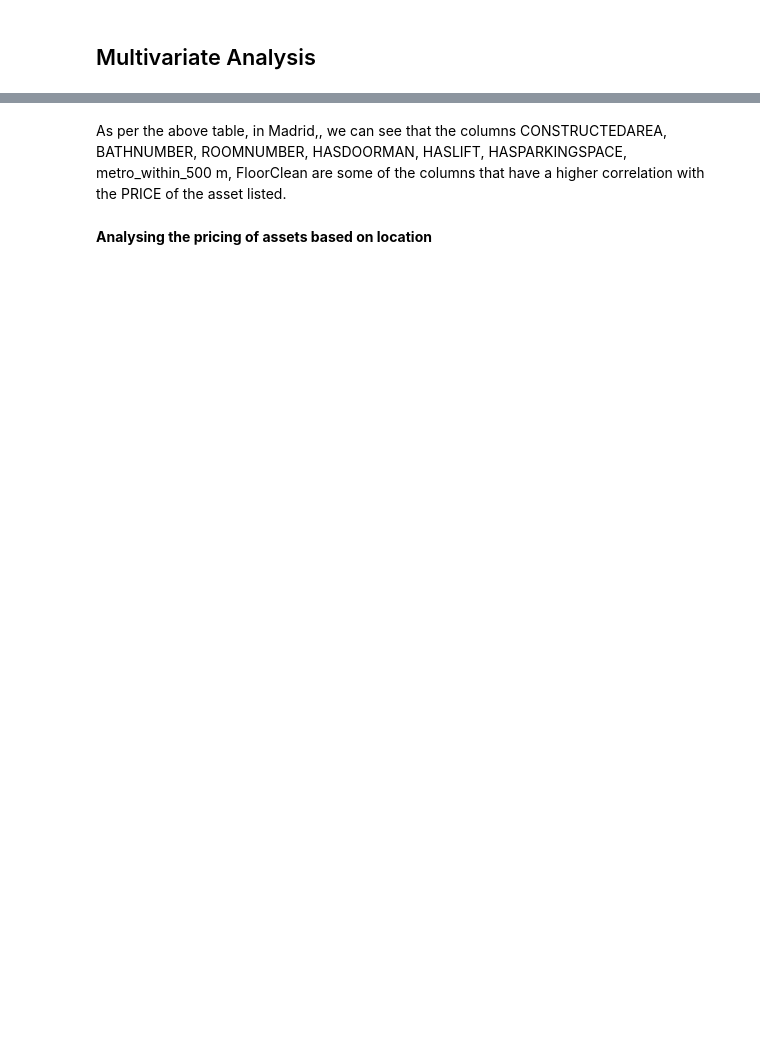
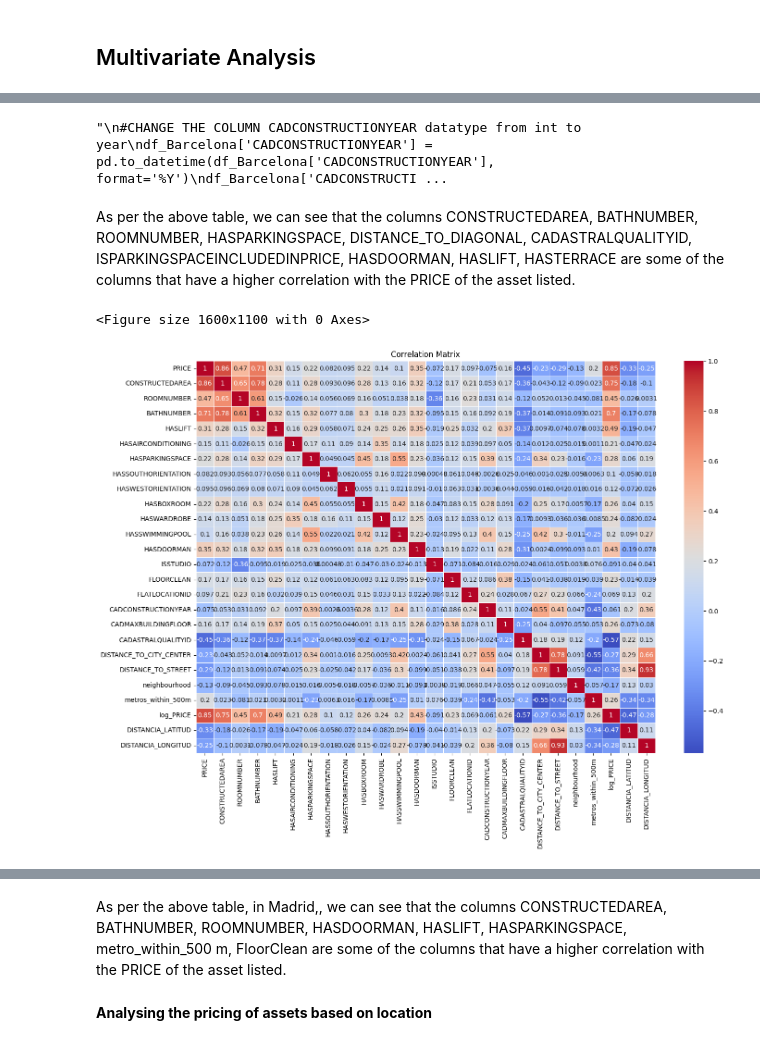
Before and after one commit to edouardor/Idealista_2024, a Jupyter notebook: Notebooks/Idealista Madrid github.ipynb, the cells around one changed output, grey strips where cells are left out. Saved outputs shown, nothing was run; the diff lists cells and outputs as text; code cells hidden in the pictures; blank space fills up the shorter version.

```diff
--- a/Notebooks/Idealista Madrid github.ipynb
+++ b/Notebooks/Idealista Madrid github.ipynb
@@ -207,2 +288,4 @@ Importar Librerías Necesarias:
+# %%
+df['Cluster_Geografico'] = clusters_geograficos
 # %% [markdown]
 ## Multivariate Analysis
@@ -209,2 +347,40 @@ Importar Librerías Necesarias:
+# %%
+# Correlation analysis
+'''
+#CHANGE THE COLUMN CADCONSTRUCTIONYEAR datatype from int to year
+df_Barcelona['CADCONSTRUCTIONYEAR'] = pd.to_datetime(df_Barcelona['CADCONSTRUCTIONYEAR'], format='%Y')
+df_Barcelona['CADCONSTRUCTIONYEAR'] = df_Barcelona['CADCONSTRUCTIONYEAR'].dt.year
+
+#Add a column CadBuildingAge in barcelona dataset where age is current year - cadconstructionyear
+barcelona['CADBUILDINGAGE'] = dt.datetime.now().year - barcelona['CADCONSTRUCTIONYEAR']
+barcelona = barcelona.drop(columns=['CADCONSTRUCTIONYEAR'])
+'''
+# %% [output]
+"\n#CHANGE THE COLUMN CADCONSTRUCTIONYEAR datatype from int to year\ndf_Barcelona['CADCONSTRUCTIONYEAR'] = pd.to_datetime(df_Barcelona['CADCONSTRUCTIONYEAR'], format='%Y')\ndf_Barcelona['CADCONSTRUCTI ...
+# %% [markdown]
+As per the above table, we can see that the columns CONSTRUCTEDAREA, BATHNUMBER, ROOMNUMBER, HASPARKINGSPACE, DISTANCE_TO_DIAGONAL, CADASTRALQUALITYID, ISPARKINGSPACEINCLUDEDINPRICE, HASDOORMAN, HASLIFT, HASTERRACE are some of the columns that have a higher correlation with the PRICE of the asset listed.
+# %%
+madrid = df.drop(columns=['ADOPERATIONID', 'UNITPRICE', 'LATITUDE', 'LONGITUDE','AMENITYID','ASSETID','ADTYPOLOGY','CITYNAME','ADOPERATION','ADTYPOLOGYID'])
+
+# Encode the location names (label encoding)
+madrid['neighbourhood'] = df['neighbourhood'].astype('category').cat.codes
+
+plt.figure(figsize=(16, 11))
+correlation_madrid = madrid.corr()
+
+# Identify columns where absolute correlation with 'PRICE' is less than 0.07
+low_corr_columns = correlation_madrid['PRICE'][abs(correlation_madrid['PRICE']) < 0.07].index
+
+# Drop the identified columns from the DataFrame
+madrid_filtered = madrid.drop(columns=low_corr_columns)
+
+plt.figure(figsize=(16, 11))
+correlation_madrid = madrid_filtered.corr()
+sns.heatmap(correlation_madrid, annot=True, cmap='coolwarm', linewidths=0.5)
+plt.title('Correlation Matrix')
+plt.show()
+# %% [output]
+<Figure size 1600x1100 with 0 Axes>
+[figure, added]
 # %%
 print(madrid.dtypes)
```
Also changed, not shown: parts of 77 cells of this notebook, 1 other file.
